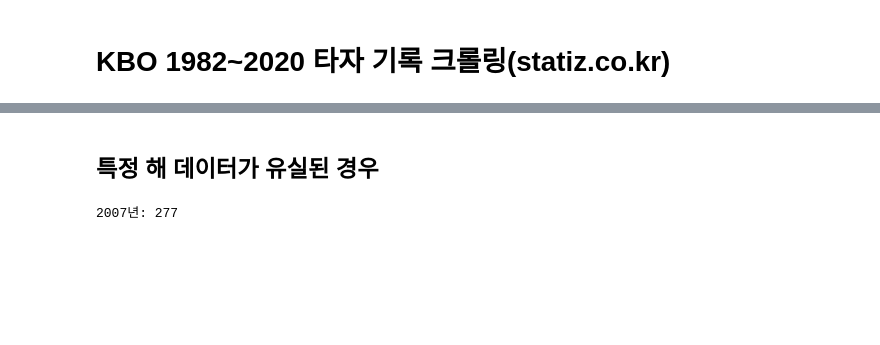
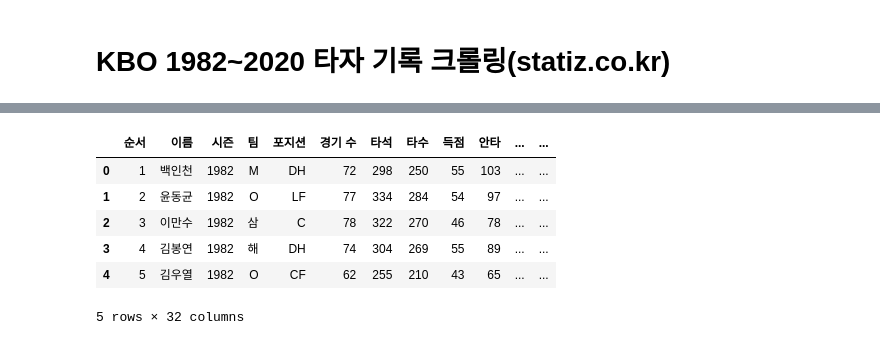
Before and after one commit to ch-4ml/crawling, a Jupyter notebook: KBO_1982_2020_Batter.ipynb, the cells around one changed output, grey strips where cells are left out. Saved outputs shown, nothing was run; the diff lists cells and outputs as text; code cells hidden in the pictures; blank space fills up the shorter version.

```diff
--- a/KBO_1982_2020_Batter.ipynb
+++ b/KBO_1982_2020_Batter.ipynb
@@ -56,42 +120,16 @@ ValueError: Length mismatch: Expected axis has 31 elements, new values have 30 e
 # %%
 # 중복된 column(WAR) 제거
-data = data.drop(data.columns[3], axis='columns')
+data = data.drop(data.columns[5], axis='columns')
 # %%
 # 한글 column
-data.columns = ['순서', '이름', '팀', '경기 수', '타석', '타수', '득점', '안타', '2루타', '3루타', '홈런', '총 루타', '타점', '도루', '도루실패', '볼넷', '사구', '고의사구', '삼진', '병살', '희생타', '희생플라이', '타율', '출루율', '장타율', 'OPS', 'wOBA', 'wRC+', 'WAR', 'WPA']
+data.columns = ['순서', '이름', '시즌', '팀', '포지션', '경기 수', '타석', '타수', '득점', '안타', '2루타', '3루타', '홈런', '총 루타', '타점', '도루', '도루실패', '볼넷', '사구', '고의사구', '삼진', '병살', '희생타', '희생플라이', '타율', '출루율', '장타율', 'OPS', 'wOBA', 'wRC+', 'WAR', 'WPA']
 data.to_csv('KBO_1982_2020_Batter_KR.csv', encoding='cp949', index=False)
-# 영어 column
-data.columns = ['No', 'Name', 'Team', 'G', 'PA', 'AB', 'R', 'H', '2B', '3B', 'HR', 'TB', 'RBI', 'SB', 'CS', 'BB', 'HBP', 'IBB', 'SO', 'GDP', 'SAC', 'SF', 'AVG', 'OBP', 'SLG', 'OPS', 'wOBA', 'wRC+', 'WAR', 'WPA']
-data.to_csv('KBO_1982_2020_Batter_EN.csv', encoding='cp949', index=False)
+data.head()
+# %% [output]
+|  | 순서 | 이름 | 시즌 | 팀 | 포지션 | 경기 수 | 타석 | 타수 | 득점 | 안타 | ... | ... |
+| 0 | 1 | 백인천 | 1982 | M | DH | 72 | 298 | 250 | 55 | 103 | ... | ... |
+| 1 | 2 | 윤동균 | 1982 | O | LF | 77 | 334 | 284 | 54 | 97 | ... | ... |
+| 2 | 3 | 이만수 | 1982 | 삼 | C | 78 | 322 | 270 | 46 | 78 | ... | ... |
+| 3 | 4 | 김봉연 | 1982 | 해 | DH | 74 | 304 | 269 | 55 | 89 | ... | ... |
+| 4 | 5 | 김우열 | 1982 | O | CF | 62 | 255 | 210 | 43 | 65 | ... | ... |
+5 rows × 32 columns
-# %% [markdown]
-## 특정 해 데이터가 유실된 경우
-# %%
-# 유실된 데이터 년도
-year = 2007
-
-restore_result = []
-restore_count = 0
-for j in range(20):  # 19회 반복(*30 = 최대 570 Row 가져옴)
-    # url 접근
-    driver.get('http://www.statiz.co.kr/stat.php?mid=stat&re=0&ys=' + str(year) + '&ye=' + str(year) + '&se=0&te=&tm=&ty=0&qu=auto&po=0&as=&ae=&hi=&un=&pl=&da=1&o1=WAR_ALL_ADJ&o2=TPA&de=1&lr=0&tr=&cv=&ml=1&sn=30&pa=' + str(j * 30) + '&si=&cn=')  # sn: data row 수, pn: 이전 페이지의 마지막 row 번호
-    html = driver.page_source
-    soup = BeautifulSoup(html, 'html.parser')
-    tr = soup.select('table#mytable.table.table-striped.table-responsive.table-condensed.no-space.table-bordered > tbody > tr')
-    if(len(tr) == 0):  # 선수 데이터 row 수가 0인 경우 조기 종료
-        break
-    # Row 수 계산
-    for r in tr:
-        row = []
-        td = r.find_all('td')
-        for d in td:
-            row.append(d.text.strip())
-        if(len(row) > 0):
-            restore_count += 1  # Row 수 세기
-            restore_result.append(row)
-
-# Row 수 출력
-print(year, '년: ', restore_count, sep='')
-
-restore_data = pd.DataFrame(restore_result)
-# %% [output]
-2007년: 277
```
Also changed, not shown: parts of 30 cells of this notebook, 10 other files.
